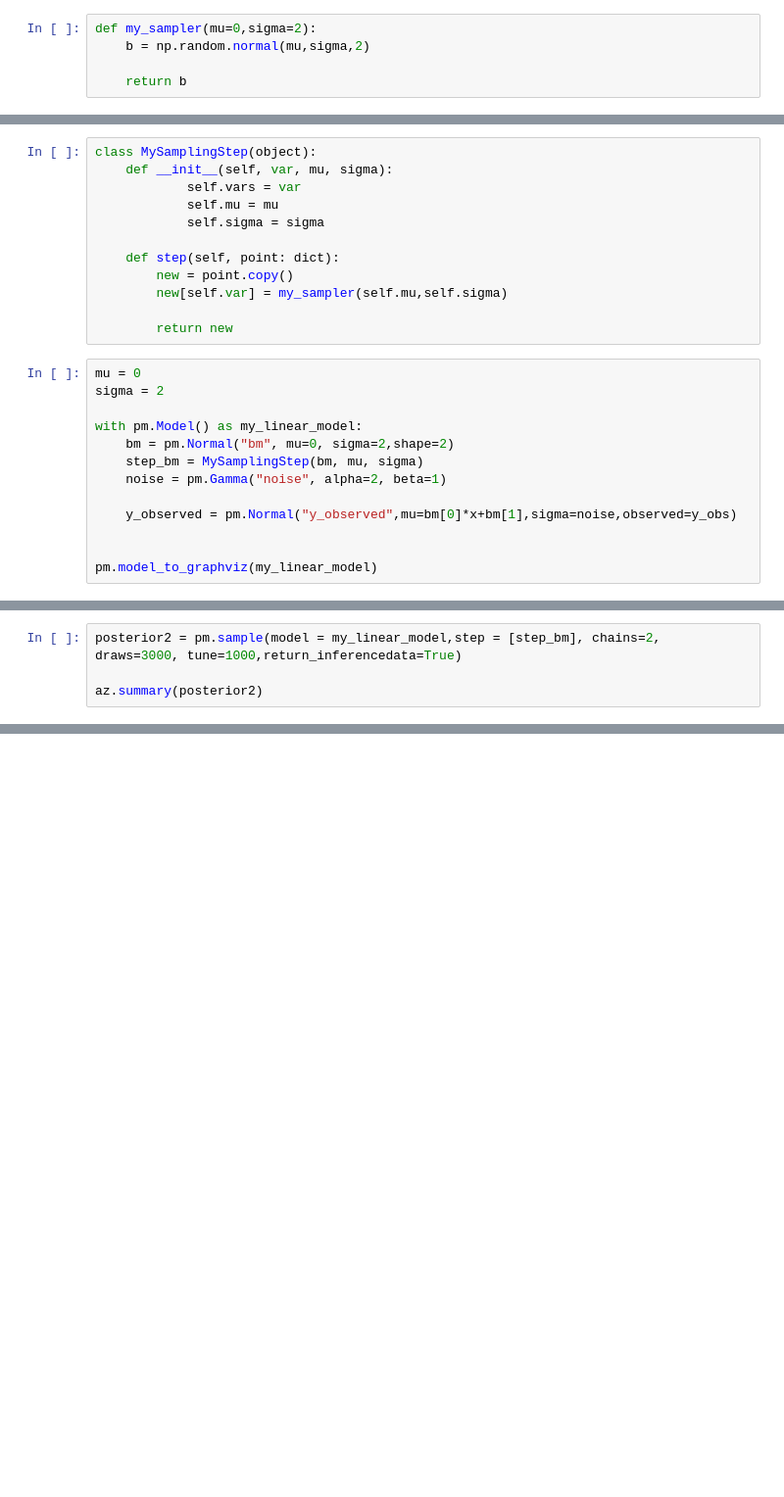
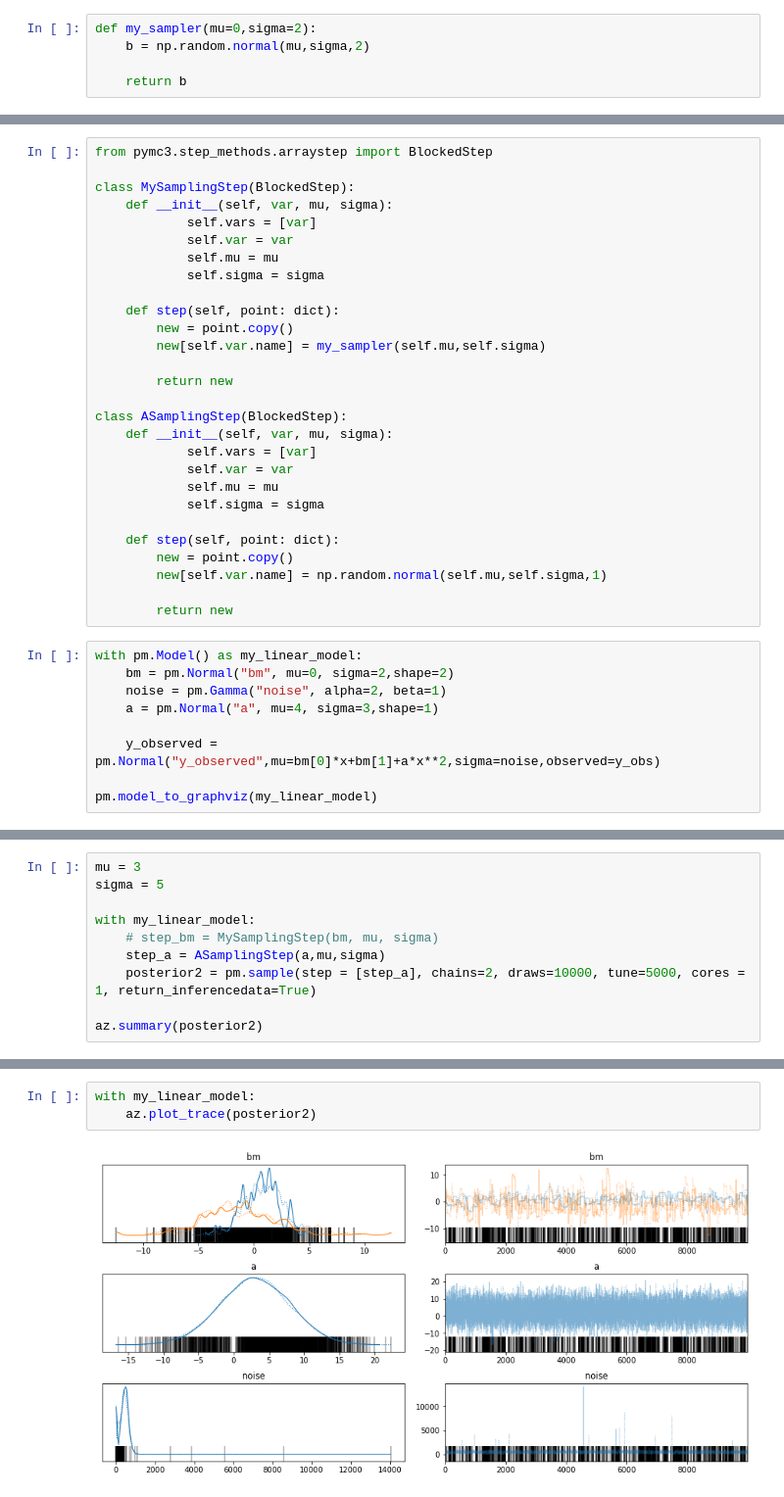
Before and after one commit to StollLab/dive-scripts, a Jupyter notebook: randP/basic_custom_step.ipynb, the cells around one changed output, grey strips where cells are left out. Shown at 98% size. Saved outputs shown, nothing was run; the diff lists cells and outputs as text; blank space fills up the shorter version.

Commit message:
scripts for implementation of custom sampling step, working with Edwards method

```diff
--- a/randP/basic_custom_step.ipynb
+++ b/randP/basic_custom_step.ipynb
@@ -64,32 +66,50 @@ array([1.38329165, 1.63748349])
 # %%
-class MySamplingStep(object):
+from pymc3.step_methods.arraystep import BlockedStep
+
+class MySamplingStep(BlockedStep):
     def __init__(self, var, mu, sigma):
-            self.vars = var
+            self.vars = [var]
+            self.var = var
             self.mu = mu
             self.sigma = sigma
 
     def step(self, point: dict):
         new = point.copy()
-        new[self.var] = my_sampler(self.mu,self.sigma)
+        new[self.var.name] = my_sampler(self.mu,self.sigma)
 
         return new
+
+class ASamplingStep(BlockedStep):
+    def __init__(self, var, mu, sigma):
+            self.vars = [var]
+            self.var = var
+            self.mu = mu
+            self.sigma = sigma
+
+    def step(self, point: dict):
+        new = point.copy()
+        new[self.var.name] = np.random.normal(self.mu,self.sigma,1)
+
+        return new
 # %%
-mu = 0
-sigma = 2
-
 with pm.Model() as my_linear_model:
     bm = pm.Normal("bm", mu=0, sigma=2,shape=2)
-    step_bm = MySamplingStep(bm, mu, sigma)
     noise = pm.Gamma("noise", alpha=2, beta=1)
+    a = pm.Normal("a", mu=4, sigma=3,shape=1)
 
-    y_observed = pm.Normal("y_observed",mu=bm[0]*x+bm[1],sigma=noise,observed=y_obs)
-
+    y_observed = pm.Normal("y_observed",mu=bm[0]*x+bm[1]+a*x**2,sigma=noise,observed=y_obs)
 
 pm.model_to_graphviz(my_linear_model)
 # %% [output]
 [drawing not drawn]
 # %%
-posterior2 = pm.sample(model = my_linear_model,step = [step_bm], chains=2, draws=3000, tune=1000,return_inferencedata=True)
+mu = 3
+sigma = 5
+
+with my_linear_model:
+    # step_bm = MySamplingStep(bm, mu, sigma)
+    step_a = ASamplingStep(a,mu,sigma)
+    posterior2 = pm.sample(step = [step_a], chains=2, draws=10000, tune=5000, cores = 1, return_inferencedata=True)
 
 az.summary(posterior2)
 # %% [output]
@@ -96,0 +133,5 @@ ValueError: Length of bm ~ Normal cannot be determined
+# %%
+with my_linear_model:
+    az.plot_trace(posterior2)
+# %% [output]
+[figure, added]
```
Also changed, not shown: parts of 5 cells of this notebook, 2 other files.
